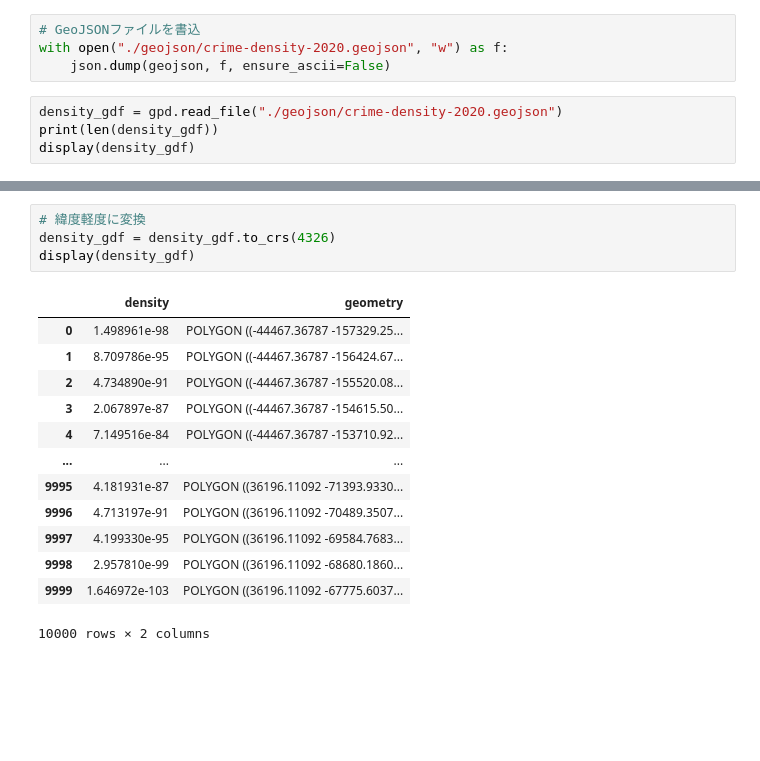
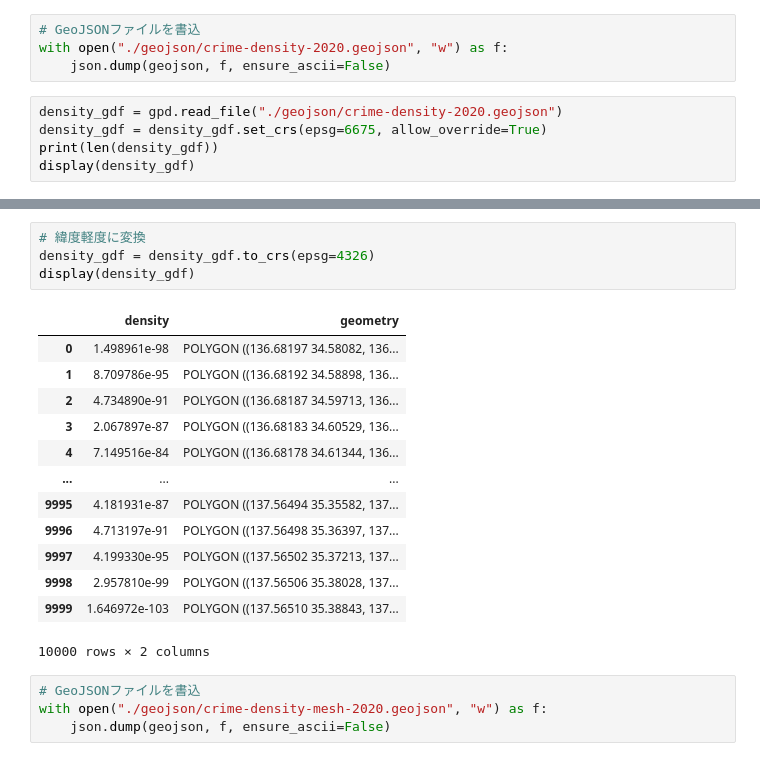
Before and after one commit to naoto-github/KDECrimeMap, a Jupyter notebook: KDECrimeMap.ipynb, the cells around one changed output, grey strips where cells are left out. Drawn from its saved outputs; the diff is of its cells as text; blank space fills up the shorter version.

```diff
--- a/KDECrimeMap.ipynb
+++ b/KDECrimeMap.ipynb
@@ -168,6 +181,7 @@ with open("./geojson/crime-density-2020.geojson", "w") as f:
     json.dump(geojson, f, ensure_ascii=False)
 # %%
 density_gdf = gpd.read_file("./geojson/crime-density-2020.geojson")
+density_gdf = density_gdf.set_crs(epsg=6675, allow_override=True)
 print(len(density_gdf))
 display(density_gdf)
 # %% [output]
@@ -188,18 +220,22 @@ display(density_gdf)
 # %%
 # 緯度軽度に変換
-density_gdf = density_gdf.to_crs(4326)
+density_gdf = density_gdf.to_crs(epsg=4326)
 display(density_gdf)
 # %% [output]
 |  | density | geometry |
-| 0 | 1.498961e-98 | POLYGON ((-44467.36787 -157329.25... |
-| 1 | 8.709786e-95 | POLYGON ((-44467.36787 -156424.67... |
-| 2 | 4.734890e-91 | POLYGON ((-44467.36787 -155520.08... |
-| 3 | 2.067897e-87 | POLYGON ((-44467.36787 -154615.50... |
-| 4 | 7.149516e-84 | POLYGON ((-44467.36787 -153710.92... |
+| 0 | 1.498961e-98 | POLYGON ((136.68197 34.58082, 136... |
+| 1 | 8.709786e-95 | POLYGON ((136.68192 34.58898, 136... |
+| 2 | 4.734890e-91 | POLYGON ((136.68187 34.59713, 136... |
+| 3 | 2.067897e-87 | POLYGON ((136.68183 34.60529, 136... |
+| 4 | 7.149516e-84 | POLYGON ((136.68178 34.61344, 136... |
 | ... | ... | ... |
-| 9995 | 4.181931e-87 | POLYGON ((36196.11092 -71393.9330... |
-| 9996 | 4.713197e-91 | POLYGON ((36196.11092 -70489.3507... |
-| 9997 | 4.199330e-95 | POLYGON ((36196.11092 -69584.7683... |
-| 9998 | 2.957810e-99 | POLYGON ((36196.11092 -68680.1860... |
-| 9999 | 1.646972e-103 | POLYGON ((36196.11092 -67775.6037... |
+| 9995 | 4.181931e-87 | POLYGON ((137.56494 35.35582, 137... |
+| 9996 | 4.713197e-91 | POLYGON ((137.56498 35.36397, 137... |
+| 9997 | 4.199330e-95 | POLYGON ((137.56502 35.37213, 137... |
+| 9998 | 2.957810e-99 | POLYGON ((137.56506 35.38028, 137... |
+| 9999 | 1.646972e-103 | POLYGON ((137.56510 35.38843, 137... |
 10000 rows × 2 columns
+# %%
+# GeoJSONファイルを書込
+with open("./geojson/crime-density-mesh-2020.geojson", "w") as f:
+    json.dump(geojson, f, ensure_ascii=False)
```
Also changed, not shown: parts of 9 cells of this notebook, 2 other files.
